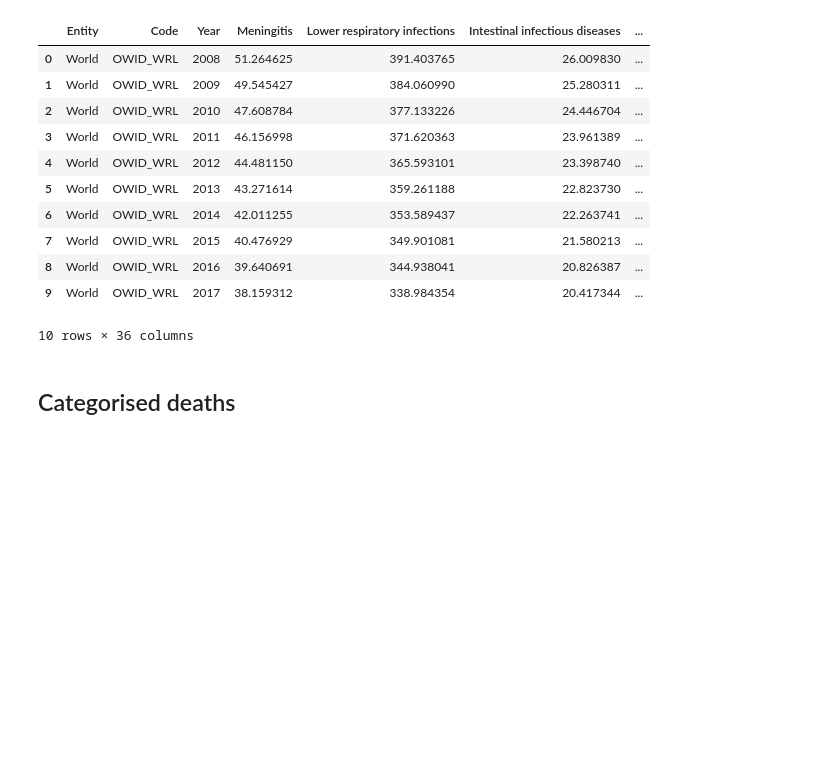
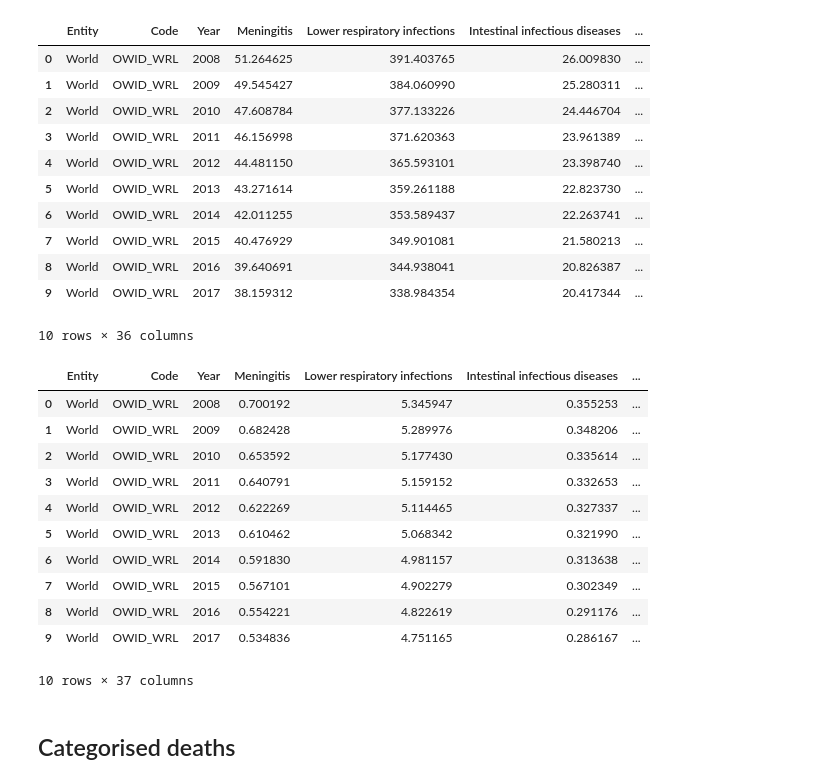
Before and after one commit to epfl-ada/ada-2021-project-hoja, a Jupyter notebook: test_death_data.ipynb, the cells around one changed output. Saved outputs shown, nothing was run; the diff lists cells and outputs as text; code cells hidden in the pictures; blank space fills up the shorter version.

```diff
--- a/test_death_data.ipynb
+++ b/test_death_data.ipynb
@@ -71,6 +71,11 @@ raw_cat_death_df
 # Preprocess data
 # %%
 def modify_and_drop_cols(df, rename_cols, drop_cols):
+    """
+    Renames and drops columns.
+    Drops all rows with Year < 2007
+    """
+    df = df.copy()
     df = df[df["Year"] > 2007]
     df = df.drop(drop_cols, axis=1)
     cols = list(df.columns)
@@ -221,6 +258,22 @@ world_death_per_million_df
 | 8 | World | OWID_WRL | 2016 | 39.640691 | 344.938041 | 20.826387 | ... |
 | 9 | World | OWID_WRL | 2017 | 38.159312 | 338.984354 | 20.417344 | ... |
 10 rows × 36 columns
+# %%
+world_death_relative_df = percentage_of_total_deaths(world_death_df, cause_columns)
+world_death_relative_df
+# %% [output]
+|  | Entity | Code | Year | Meningitis | Lower respiratory infections | Intestinal infectious diseases | ... |
+| 0 | World | OWID_WRL | 2008 | 0.700192 | 5.345947 | 0.355253 | ... |
+| 1 | World | OWID_WRL | 2009 | 0.682428 | 5.289976 | 0.348206 | ... |
+| 2 | World | OWID_WRL | 2010 | 0.653592 | 5.177430 | 0.335614 | ... |
+| 3 | World | OWID_WRL | 2011 | 0.640791 | 5.159152 | 0.332653 | ... |
+| 4 | World | OWID_WRL | 2012 | 0.622269 | 5.114465 | 0.327337 | ... |
+| 5 | World | OWID_WRL | 2013 | 0.610462 | 5.068342 | 0.321990 | ... |
+| 6 | World | OWID_WRL | 2014 | 0.591830 | 4.981157 | 0.313638 | ... |
+| 7 | World | OWID_WRL | 2015 | 0.567101 | 4.902279 | 0.302349 | ... |
+| 8 | World | OWID_WRL | 2016 | 0.554221 | 4.822619 | 0.291176 | ... |
+| 9 | World | OWID_WRL | 2017 | 0.534836 | 4.751165 | 0.286167 | ... |
+10 rows × 37 columns
 # %% [markdown]
 ## Categorised deaths
 # %%
```
Also changed, not shown: parts of 16 cells of this notebook.
